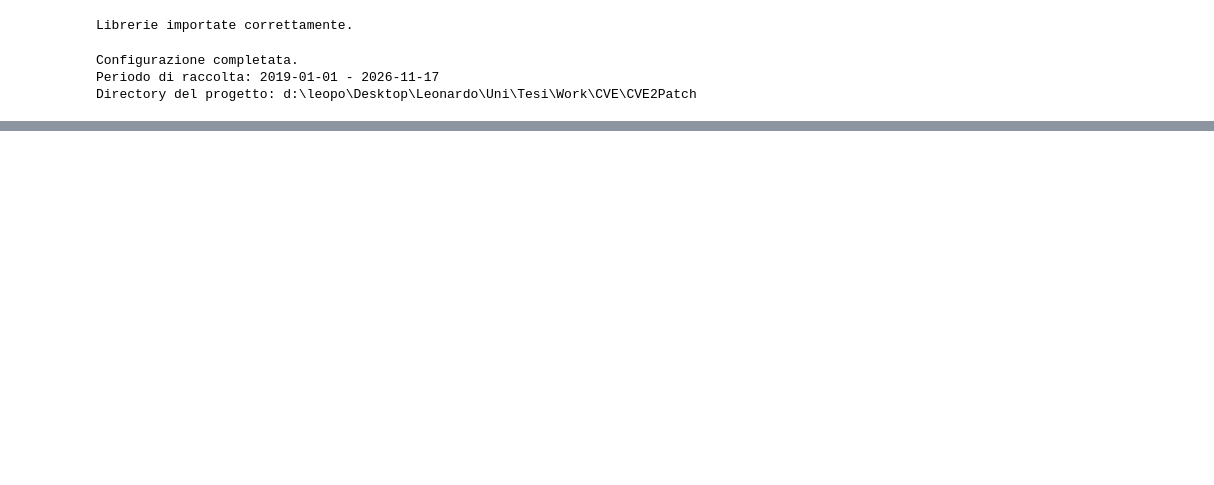
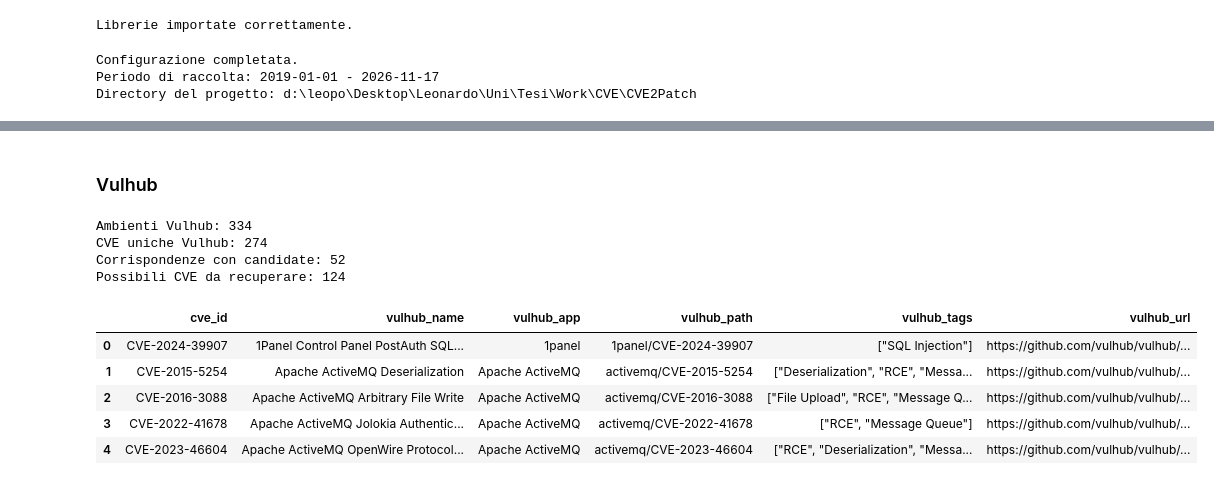
Before and after one commit to kuro1999/Work, a Jupyter notebook: CVE/cve.ipynb, the cells around one changed output, grey strips where cells are left out. Saved outputs shown, nothing was run; the diff lists cells and outputs as text; code cells hidden in the pictures; blank space fills up the shorter version.

```diff
--- a/CVE/cve.ipynb
+++ b/CVE/cve.ipynb
@@ -119,0 +263,72 @@ print(f"\nRaccolta completata: {total_cves} CVE")
+# %% [markdown]
+### Vulhub
+# %%
+# Cella 5: Acquisizione dati Vulhub
+
+VULHUB_URL = (
+    "https://raw.githubusercontent.com/"
+    "vulhub/vulhub/master/environments.toml"
+)
+
+vulhub_file = RAW_DIR / "vulhub_environments.toml"
+
+# Download con caching locale
+if not vulhub_file.exists():
+    response = requests.get(VULHUB_URL, timeout=60)
+    response.raise_for_status()
+    vulhub_file.write_bytes(response.content)
+
+# Lettura del file TOML
+with vulhub_file.open("rb") as f:
+    vulhub_data = tomllib.load(f)
+
+vulhub_records = []
+
+for env in vulhub_data["environment"]:
+    for cve_id in env.get("cve", []):
+
+        vulhub_records.append({
+            "cve_id": cve_id.upper(),
+            "vulhub_name": env.get("name"),
+            "vulhub_app": env.get("app"),
+            "vulhub_path": env.get("path"),
+            "vulhub_tags": json.dumps(env.get("tags", [])),
+            "vulhub_url": (
+                "https://github.com/vulhub/vulhub/tree/master/"
+                + env.get("path", "")
+            )
+        })
+
+df_vulhub = pd.DataFrame(vulhub_records)
+
+df_vulhub.to_csv(
+    PROCESSED_DIR / "vulhub.csv", index=False
+)
+
+# Corrispondenze con le CVE candidate
+vulhub_matches = df_candidates[
+    df_candidates["cve_id"].isin(df_vulhub["cve_id"])
+]
+
+# Possibili CVE Linux sfuggite al primo filtro
+vulhub_recovery = df_unknown[
+    df_unknown["cve_id"].isin(df_vulhub["cve_id"])
+]
+
+print(f"Ambienti Vulhub: {len(vulhub_data['environment'])}")
+print(f"CVE uniche Vulhub: {df_vulhub['cve_id'].nunique()}")
+print(f"Corrispondenze con candidate: {len(vulhub_matches)}")
+print(f"Possibili CVE da recuperare: {len(vulhub_recovery)}")
+
+display(df_vulhub.head())
+# %% [output]
+Ambienti Vulhub: 334
+CVE uniche Vulhub: 274
+Corrispondenze con candidate: 52
+Possibili CVE da recuperare: 124
+|  | cve_id | vulhub_name | vulhub_app | vulhub_path | vulhub_tags | vulhub_url |
+| 0 | CVE-2024-39907 | 1Panel Control Panel PostAuth SQL... | 1panel | 1panel/CVE-2024-39907 | ["SQL Injection"] | https://github.com/vulhub/vulhub/... |
+| 1 | CVE-2015-5254 | Apache ActiveMQ Deserialization | Apache ActiveMQ | activemq/CVE-2015-5254 | ["Deserialization", "RCE", "Messa... | https://github.com/vulhub/vulhub/... |
+| 2 | CVE-2016-3088 | Apache ActiveMQ Arbitrary File Write | Apache ActiveMQ | activemq/CVE-2016-3088 | ["File Upload", "RCE", "Message Q... | https://github.com/vulhub/vulhub/... |
+| 3 | CVE-2022-41678 | Apache ActiveMQ Jolokia Authentic... | Apache ActiveMQ | activemq/CVE-2022-41678 | ["RCE", "Message Queue"] | https://github.com/vulhub/vulhub/... |
+| 4 | CVE-2023-46604 | Apache ActiveMQ OpenWire Protocol... | Apache ActiveMQ | activemq/CVE-2023-46604 | ["RCE", "Deserialization", "Messa... | https://github.com/vulhub/vulhub/... |
```
Also changed, not shown: parts of 10 cells of this notebook.
